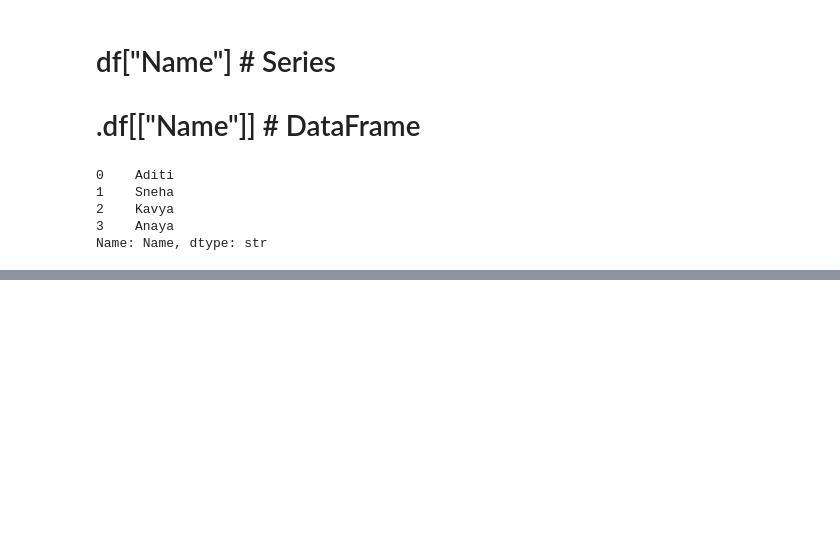
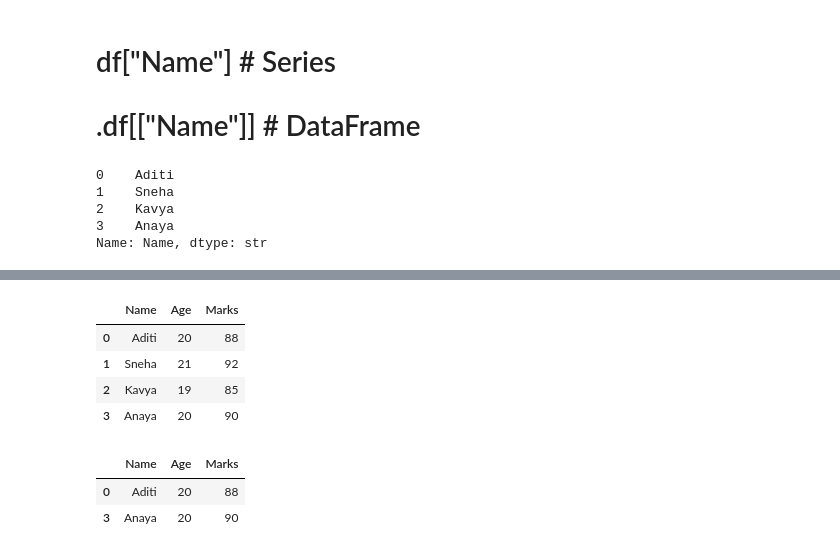
Before and after one commit to rutujagawade747-lang/data_science_journey, a Jupyter notebook: pandas/04_dataframe.ipynb, the cells around one changed output, grey strips where cells are left out. Saved outputs shown, nothing was run; the diff lists cells and outputs as text; code cells hidden in the pictures; blank space fills up the shorter version.

```diff
--- a/pandas/04_dataframe.ipynb
+++ b/pandas/04_dataframe.ipynb
@@ -238,0 +464,14 @@ Name: Name, dtype: str
+# %%
+df[df["Marks"].between(85,92)]
+# %% [output]
+|  | Name | Age | Marks |
+| 0 | Aditi | 20 | 88 |
+| 1 | Sneha | 21 | 92 |
+| 2 | Kavya | 19 | 85 |
+| 3 | Anaya | 20 | 90 |
+# %%
+df[df["Name"].isin(["Aditi","Anaya"])]
+# %% [output]
+|  | Name | Age | Marks |
+| 0 | Aditi | 20 | 88 |
+| 3 | Anaya | 20 | 90 |
```
Also changed, not shown: parts of 25 cells of this notebook.
